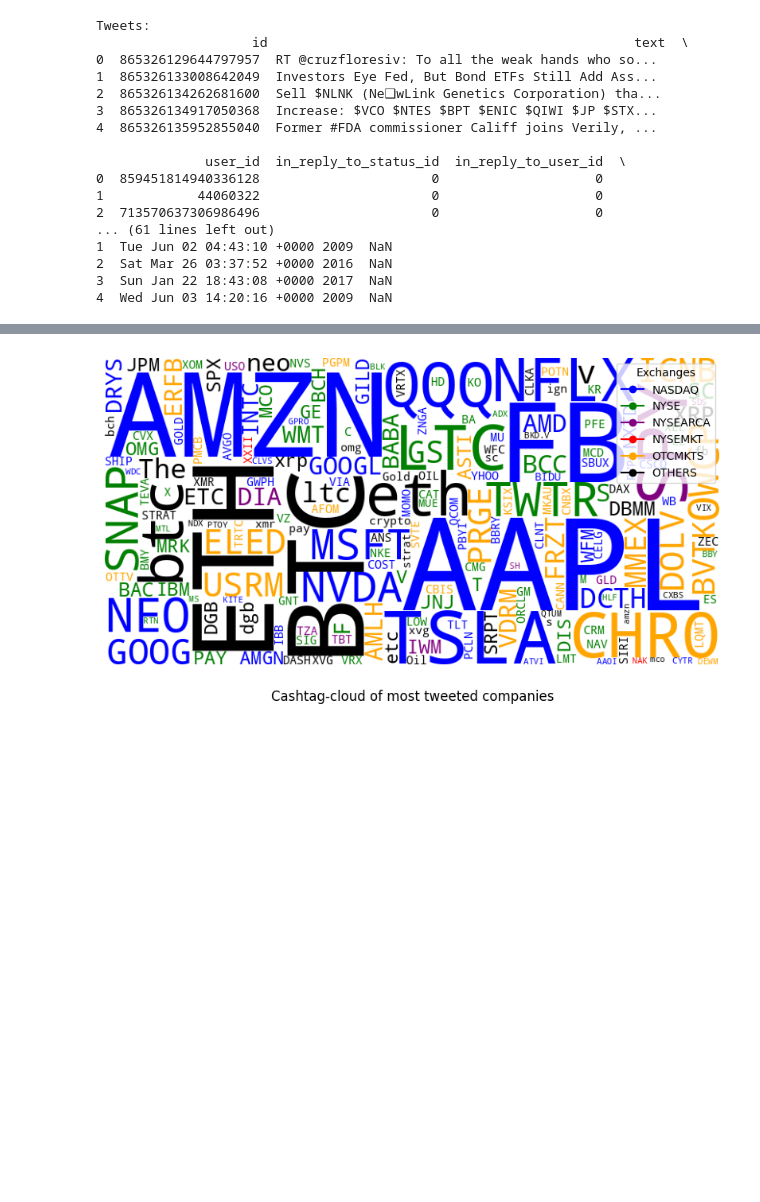
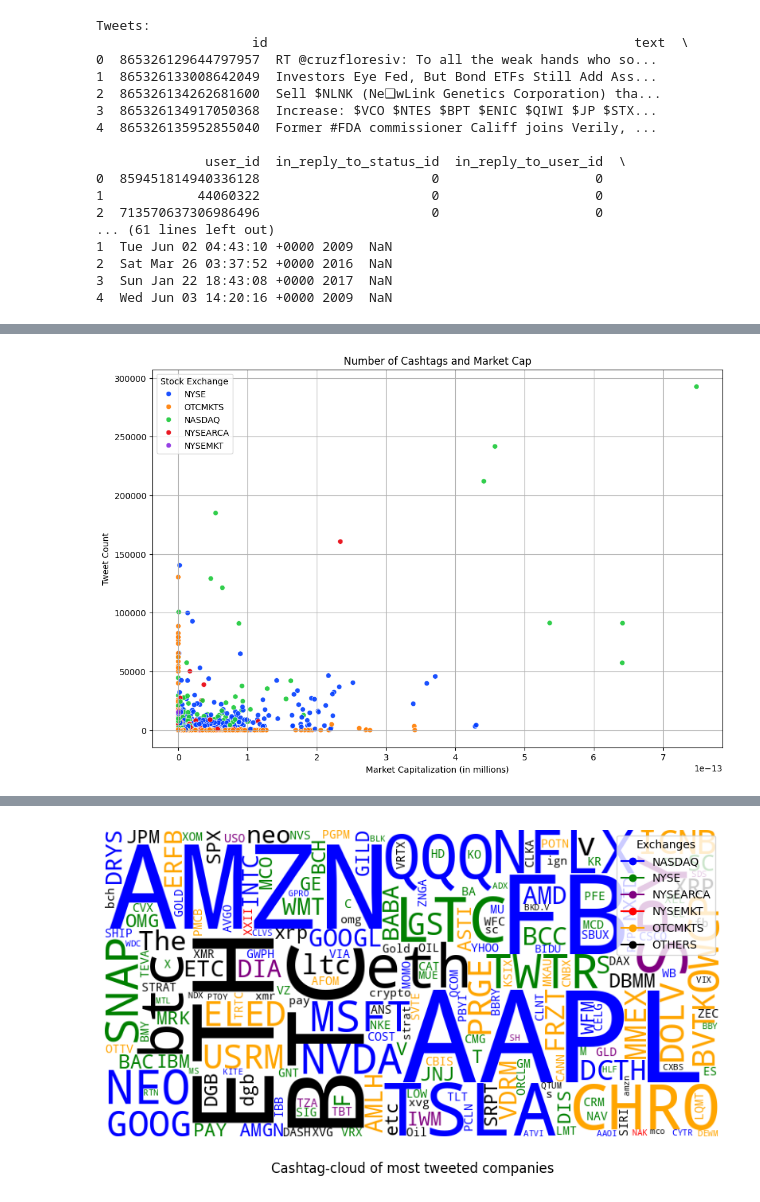
Before and after one commit to MHH7/Financial-Analysis-on-Twitter, a Jupyter notebook: Main.ipynb, the cells around one changed output, grey strips where cells are left out. Drawn from its saved outputs; the diff is of its cells as text; code cells hidden in the pictures; blank space fills up the shorter version.

```diff
--- a/Main.ipynb
+++ b/Main.ipynb
@@ -91,0 +137,18 @@ Tweets:
+# %%
+# Convert capitalization to millions for better visualization
+companies_df['capitalization'] = companies_df['capitalization'] / (10 ** 6)
+
+# Adjusted scatter plot
+plt.figure(figsize=(12, 8))
+sns.scatterplot(y='tweet_count', x='capitalization',
+                hue='exchange', data=companies_df, palette='bright', alpha=0.9)
+
+# Adjust the axis labels and plot title as needed
+plt.ylabel('Tweet Count')
+plt.xlabel('Market Capitalization (in millions)')
+plt.title('Number of Cashtags and Market Cap')
+plt.legend(title='Stock Exchange')
+plt.grid(True)
+plt.show()
+# %% [output]
+[figure, added]
```
Also changed, not shown: parts of 118 cells of this notebook.
